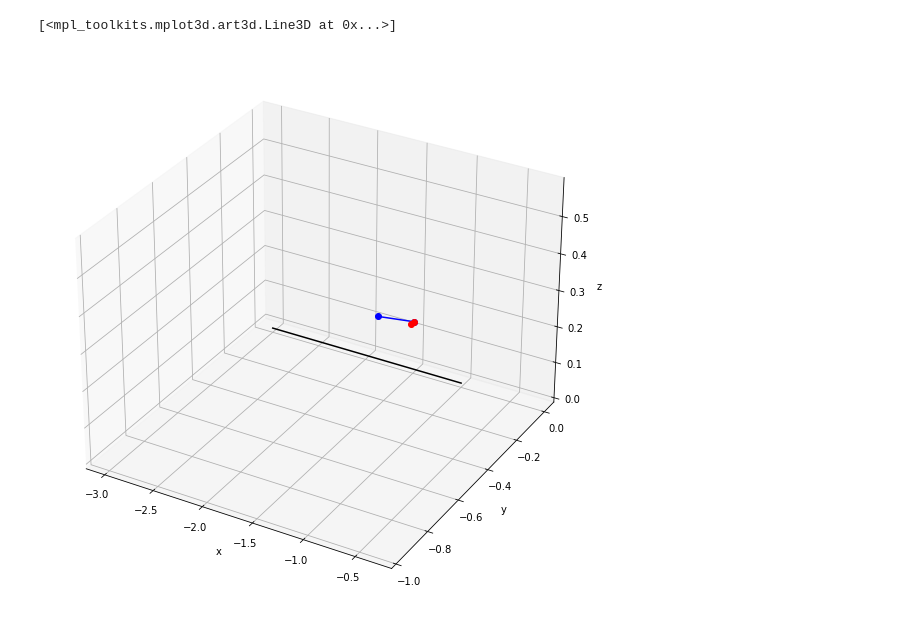
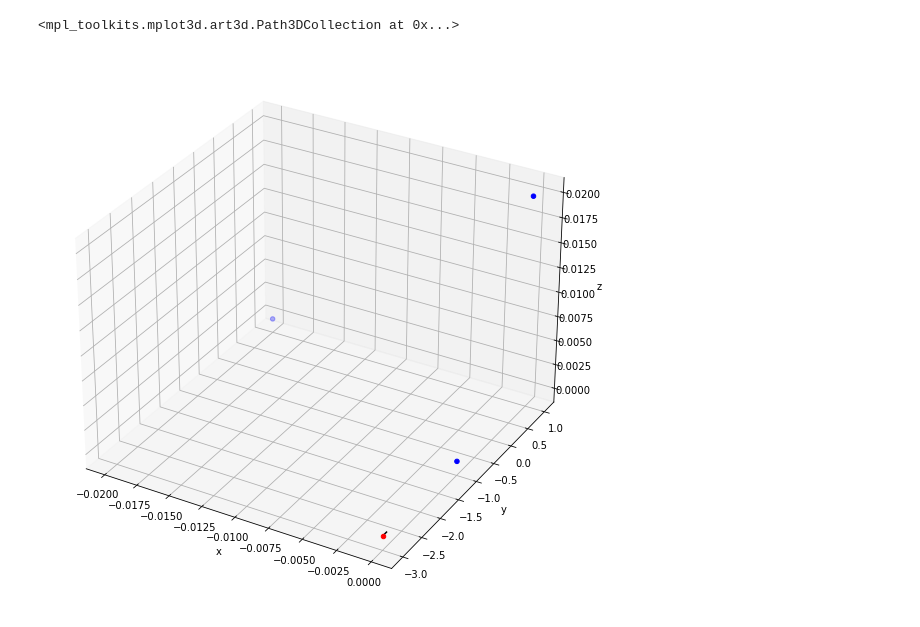
Before and after one commit to cepheid42/cuCBET, a Jupyter notebook: scratch.ipynb, the cells around one changed output. Saved outputs shown, nothing was run; the diff lists cells and outputs as text; code cells hidden in the pictures.

```diff
--- a/scratch.ipynb
+++ b/scratch.ipynb
@@ -130,31 +124,34 @@ Ray 2 else case
 # %%
-bnum = 0
-beam = bigR * b_norms[bnum, :]
-b_rays = rays[bnum, :, :]
+bnum = 1
+beam = bigR * b_norms[bnum]
+b_rays = rays[bnum]
 
-line = np.linspace(R, 2 * R + m * dR, 100)
-beam_line = np.asarray([b_norms[bnum, :] for i in range(100)]) * line[:, None]
+line = np.arange(bigR - 5 * dR, bigR, dR)
+beam_line = np.asarray([b_norms[bnum, :] for i in range(6)]) * line[:, None]
 
 # fig = plt.figure(figsize=(12, 10))
 # ax = fig.add_subplot(111)
 # ax.set_aspect('equal')
 # # ax.plot(beam_line[:, 0], beam_line[:, 2], color='k')
-# ax.plot(b_rays[:2, 0], b_rays[:2, 2], 'bo-', label='b0-e1')
-# ax.plot(b_rays[::2, 0], b_rays[::2, 2], 'ro-', label='b0-e2')
+# ax.plot(b_rays[:2, 2], b_rays[:2, 1], 'bo-', label='b0-e1')
+# ax.plot(b_rays[::2, 2], b_rays[::2, 1], 'ro-', label='b0-e2')
 # ax.legend()
 
 fig = plt.figure(figsize=(12, 10))
 ax = fig.add_subplot(111, projection='3d')
 ax.set_xlabel('x')
 ax.set_ylabel('y')
 ax.set_zlabel('z')
 ax.plot(beam_line[:, 0], beam_line[:, 1], beam_line[:, 2], color='k')
-# ax.scatter(beam[0], beam[1], beam[2] , color='r')
-ax.plot(b_rays[:2, 0], b_rays[:2, 1], b_rays[:2, 2], 'bo-')
-ax.plot(b_rays[::2, 0], b_rays[::2, 1], b_rays[::2, 2], 'ro-')
+ax.scatter(beam[0], beam[1], beam[2] , color='r')
+ax.scatter(b_rays[:, 0], b_rays[:, 1], b_rays[:, 2], color='b')
+
+# ax.scatter(beam[:, 0], beam[:, 1], beam[:, 2], color='r')
+# for r in rays:
+#   ax.scatter(r[:, 0], r[:, 1], r[:, 2], color='b')
 # %% [output]
-[<mpl_toolkits.mplot3d.art3d.Line3D at 0x...>]
+<mpl_toolkits.mplot3d.art3d.Path3DCollection at 0x...>
-[figure, old version]
+[figure, new version]
 # %%
 fig = plt.figure(figsize=(12, 10))
 ax = fig.add_subplot(111, projection='3d')
```
Also changed, not shown: parts of 2 cells of this notebook.
